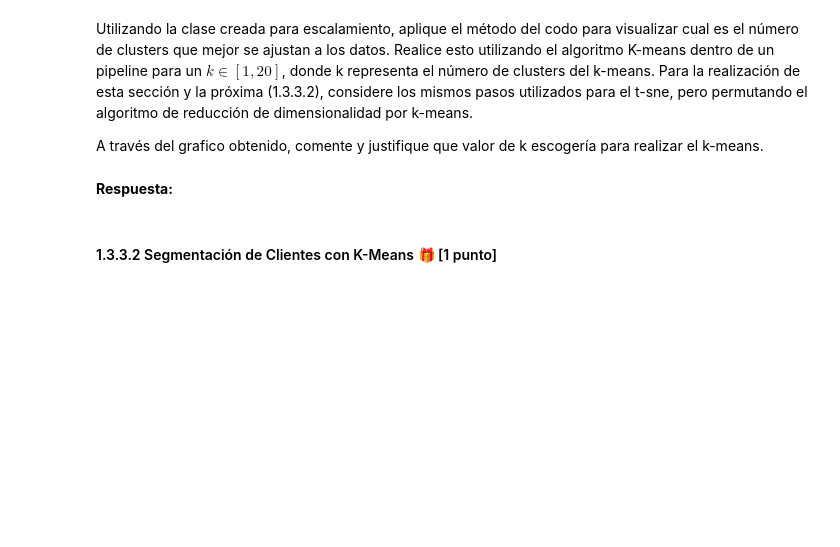
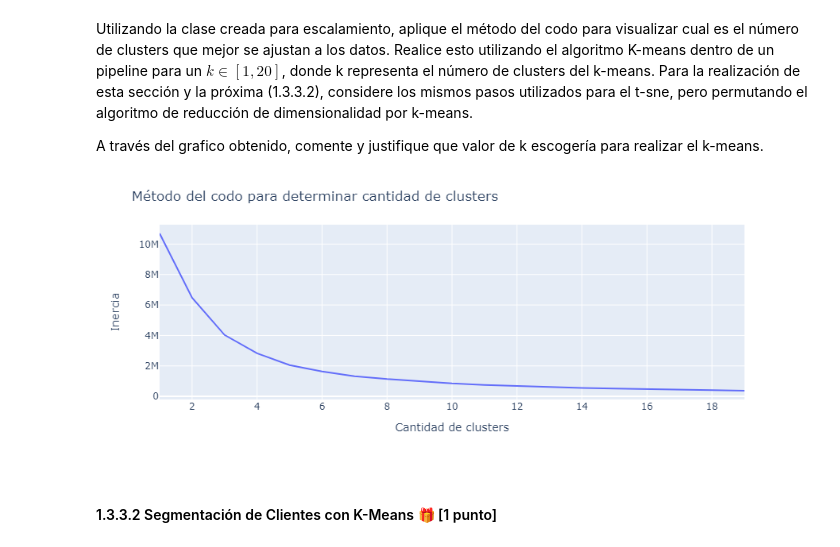
Before and after one commit to johnny-godoy/laboratorios-mds, a Jupyter notebook: lab 6/laboratorio_6.ipynb, the cells around one changed output. Drawn from its saved outputs; the diff is of its cells as text; code cells hidden in the pictures; blank space fills up the shorter version.

```diff
--- a/lab 6/laboratorio_6.ipynb
+++ b/lab 6/laboratorio_6.ipynb
@@ -201,5 +306,14 @@ Tras aplicar las transformaciones sobre el dataset **LRMFP**, gráfique las comp
 Utilizando la clase creada para escalamiento, aplique el método del codo para visualizar cual es el número de clusters que mejor se ajustan a los datos. Realice esto utilizando el algoritmo K-means dentro de un pipeline para un $k \in [1,20]$, donde k representa el número de clusters del k-means. Para la realización de esta sección y la próxima (1.3.3.2), considere los mismos pasos utilizados para el t-sne, pero permutando el algoritmo de reducción de dimensionalidad por k-means.
 
 A través del grafico obtenido, comente y justifique que valor de k escogería para realizar el k-means.
-# %% [markdown]
-**Respuesta:**
+# %%
+kvals = np.arange(1, 20)
+clustering_models = [KMeans(n_clusters=k, random_state=0).fit(X_tr) for k in kvals]
+inertias = [clst.inertia_ for clst in clustering_models]
+# %%
+fig = px.line(x=kvals, y=inertias)
+fig.update_layout(title="Método del codo para determinar cantidad de clusters",
+                  xaxis_title="Cantidad de clusters", yaxis_title="Inercia")
+fig.show()
+# %% [output]
+[figure, added]
```
Also changed, not shown: parts of 14 cells of this notebook.
